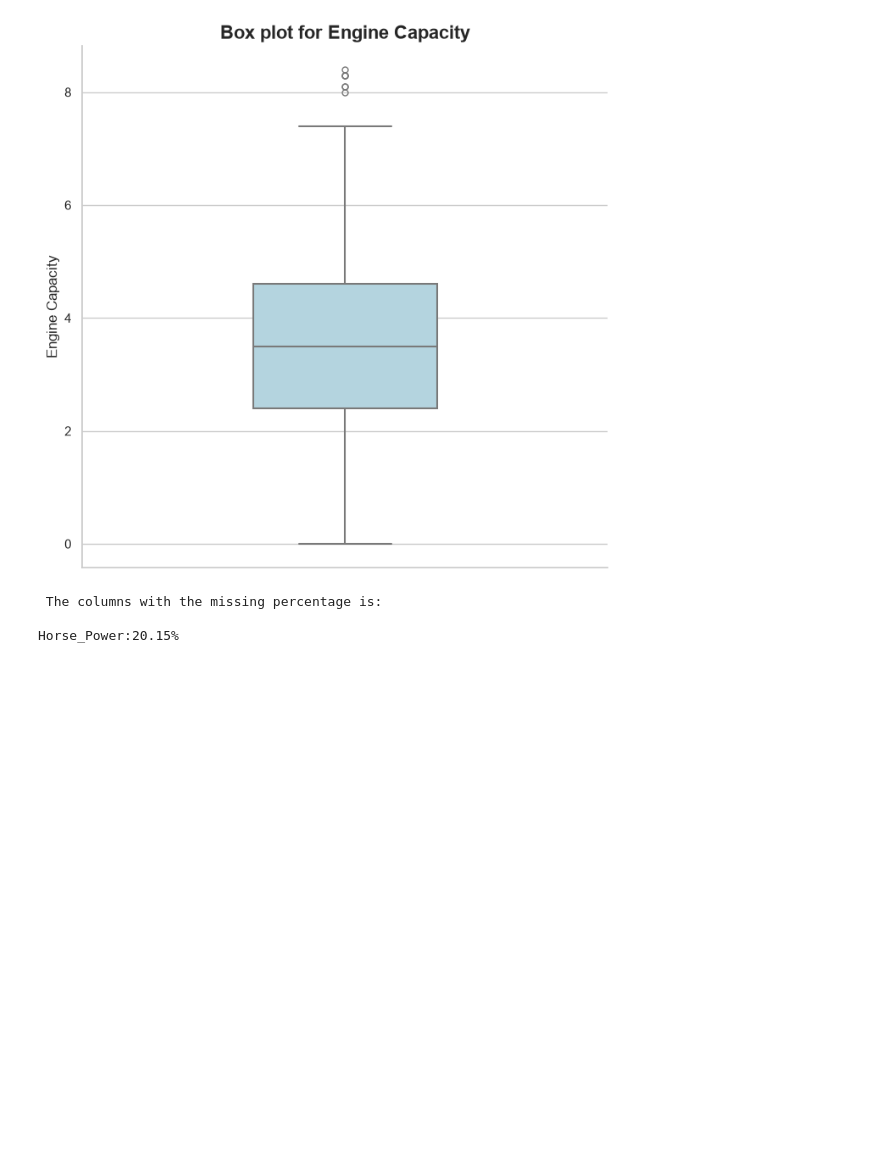
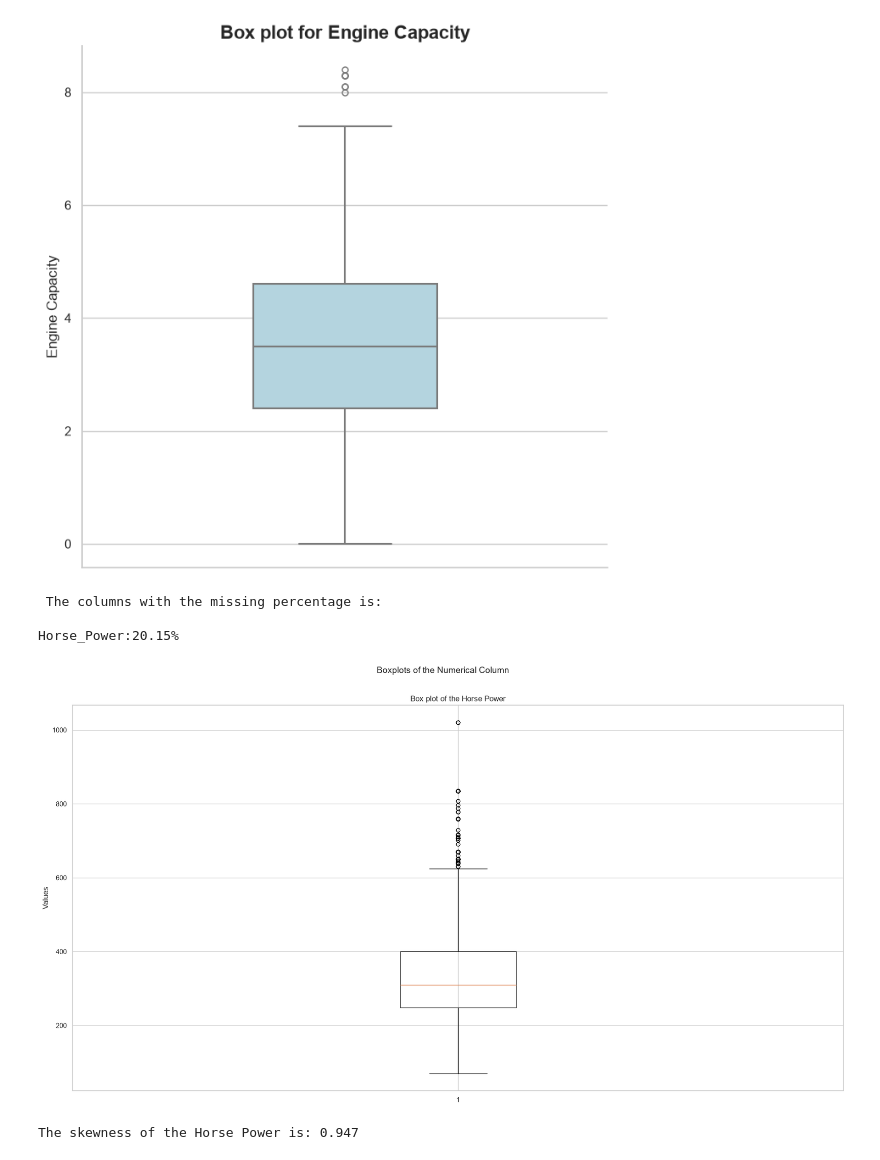
Before and after one commit to prarthanadaibagya/Learning_Machine_Learning, a Jupyter notebook: Machine Learning/Used_Cars_Price_Estimation/NoteBooks/Used_Cars_Analsyis.ipynb, the cells around one changed output. Drawn from its saved outputs; the diff is of its cells as text; code cells hidden in the pictures; blank space fills up the shorter version.

Commit message:
Handling Missing Values Part III

```diff
--- a/Machine Learning/Used_Cars_Price_Estimation/NoteBooks/Used_Cars_Analsyis.ipynb
+++ b/Machine Learning/Used_Cars_Price_Estimation/NoteBooks/Used_Cars_Analsyis.ipynb
@@ -886,8 +878,8 @@ plt.tight_layout(rect=[0,0.97,1,1])
 plt.show()
 # %% [output]
 [figure]
-# %%
-df['Engine_Capacity']=df['Engine_Capacity'].fillna(df['Engine_Capacity'].median)
+# %%
+df['Engine_Capacity']=df['Engine_Capacity'].fillna(df['Engine_Capacity'].median())
 # %%
 missing_info={}
 for col in Numerical_Columns:
@@ -901,3 +893,18 @@ for col, per in missing_info.items():
  The columns with the missing percentage is:
 
 Horse_Power:20.15%
+# %%
+fig, axes = plt.subplots(figsize=(18,10))
+axes.boxplot(df['Horse_Power'].dropna())
+axes.set_title("Box plot of the Horse Power")
+axes.set_ylabel("Values")
+plt.suptitle("Boxplots of the Numerical Column", fontsize =14)
+plt.tight_layout(rect=[0,0,1,0.97])
+plt.show()
+# %% [output]
+[figure, added]
+# %%
+skew_value = df['Horse_Power'].skew()
+print(f'The skewness of the Horse Power is: {skew_value:.3f}')
+# %% [output]
+The skewness of the Horse Power is: 0.947
```
Also changed, not shown: parts of 10 cells of this notebook.
